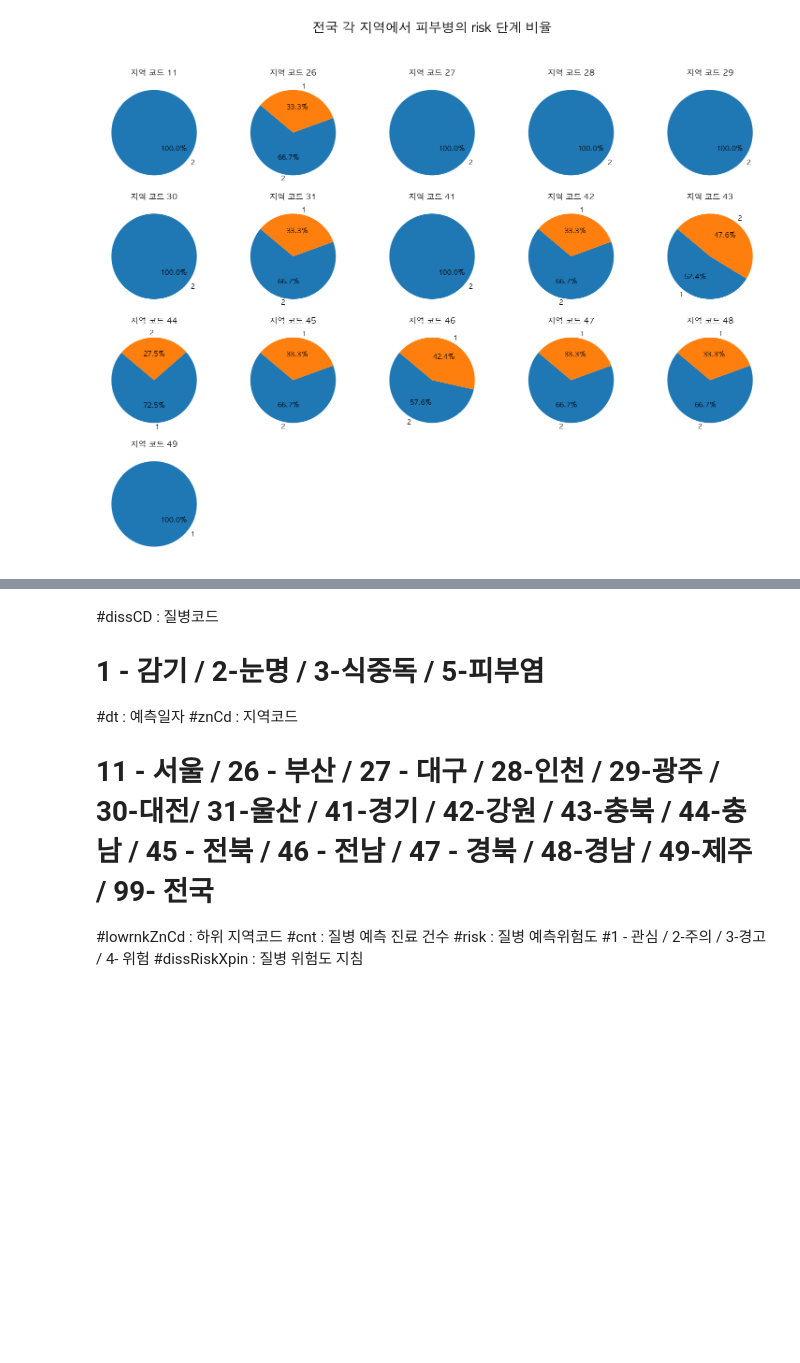
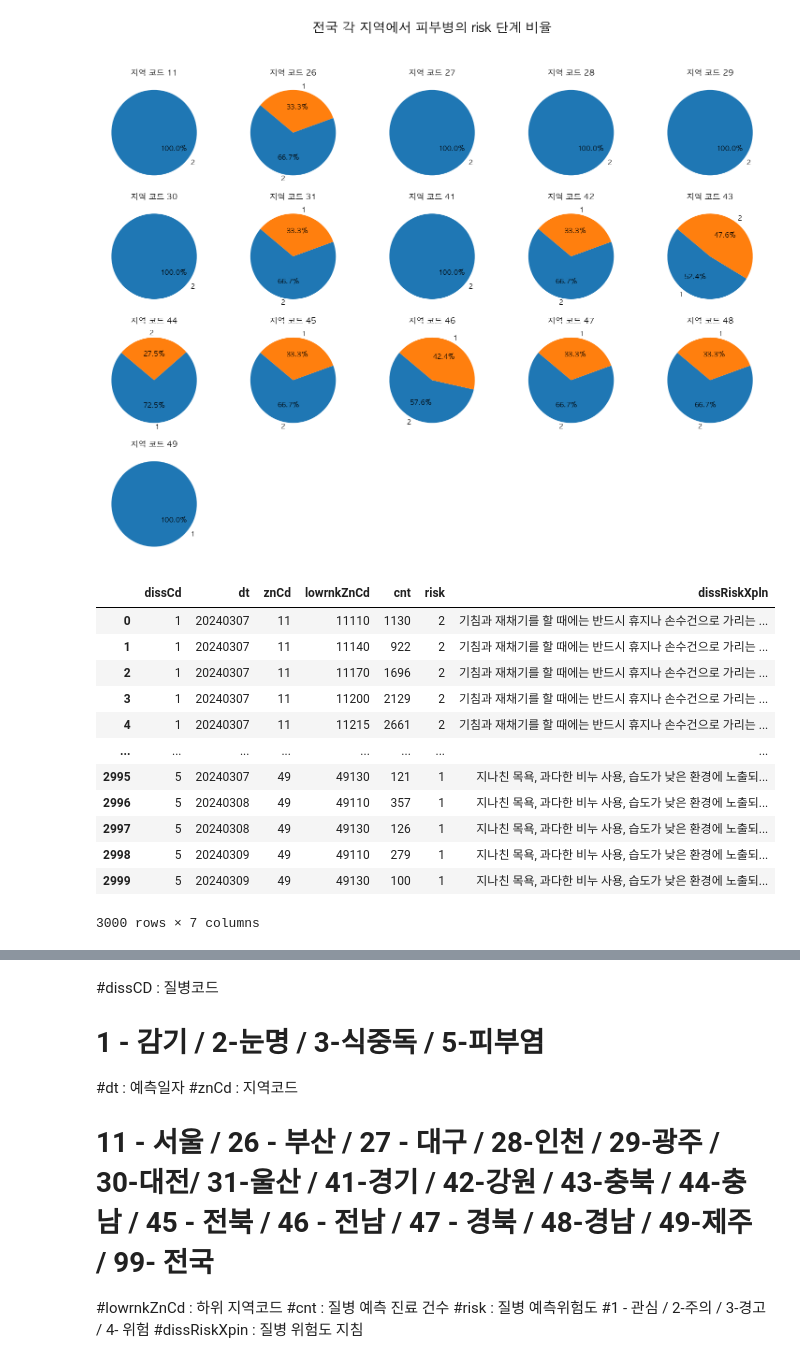
Before and after one commit to songye38/DAStudy, a Jupyter notebook: SONGYE/240310/EDA.ipynb, the cells around one changed output, grey strips where cells are left out. Drawn from its saved outputs; the diff is of its cells as text; code cells hidden in the pictures; blank space fills up the shorter version.

```diff
--- a/SONGYE/240310/EDA.ipynb
+++ b/SONGYE/240310/EDA.ipynb
@@ -425,3 +425,19 @@ findfont: Font family 'Malgun Gothic' not found.
 findfont: Font family 'NanumSquareOTFRegular' not found.
 findfont: Font family 'Malgun Gothic' not found.
 [figure]
+# %%
+combined_df
+# %% [output]
+|  | dissCd | dt | znCd | lowrnkZnCd | cnt | risk | dissRiskXpln |
+| 0 | 1 | 20240307 | 11 | 11110 | 1130 | 2 | 기침과 재채기를 할 때에는 반드시 휴지나 손수건으로 가리는 ... |
+| 1 | 1 | 20240307 | 11 | 11140 | 922 | 2 | 기침과 재채기를 할 때에는 반드시 휴지나 손수건으로 가리는 ... |
+| 2 | 1 | 20240307 | 11 | 11170 | 1696 | 2 | 기침과 재채기를 할 때에는 반드시 휴지나 손수건으로 가리는 ... |
+| 3 | 1 | 20240307 | 11 | 11200 | 2129 | 2 | 기침과 재채기를 할 때에는 반드시 휴지나 손수건으로 가리는 ... |
+| 4 | 1 | 20240307 | 11 | 11215 | 2661 | 2 | 기침과 재채기를 할 때에는 반드시 휴지나 손수건으로 가리는 ... |
+| ... | ... | ... | ... | ... | ... | ... | ... |
+| 2995 | 5 | 20240307 | 49 | 49130 | 121 | 1 | 지나친 목욕, 과다한 비누 사용, 습도가 낮은 환경에 노출되... |
+| 2996 | 5 | 20240308 | 49 | 49110 | 357 | 1 | 지나친 목욕, 과다한 비누 사용, 습도가 낮은 환경에 노출되... |
+| 2997 | 5 | 20240308 | 49 | 49130 | 126 | 1 | 지나친 목욕, 과다한 비누 사용, 습도가 낮은 환경에 노출되... |
+| 2998 | 5 | 20240309 | 49 | 49110 | 279 | 1 | 지나친 목욕, 과다한 비누 사용, 습도가 낮은 환경에 노출되... |
+| 2999 | 5 | 20240309 | 49 | 49130 | 100 | 1 | 지나친 목욕, 과다한 비누 사용, 습도가 낮은 환경에 노출되... |
+3000 rows × 7 columns
```
Also changed, not shown: parts of 1 cell of this notebook, 1 other file.
